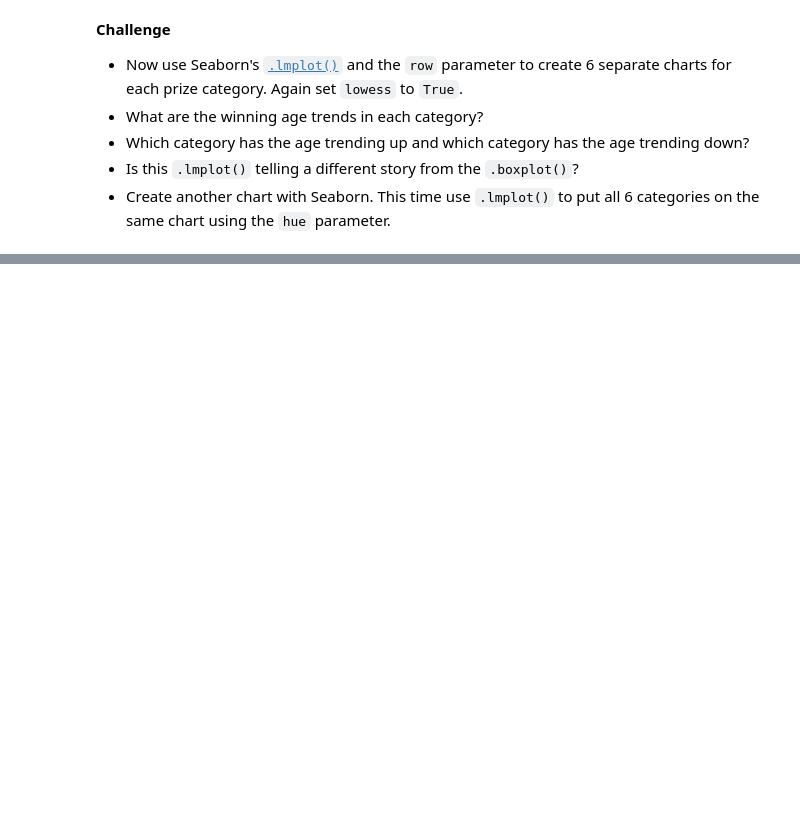
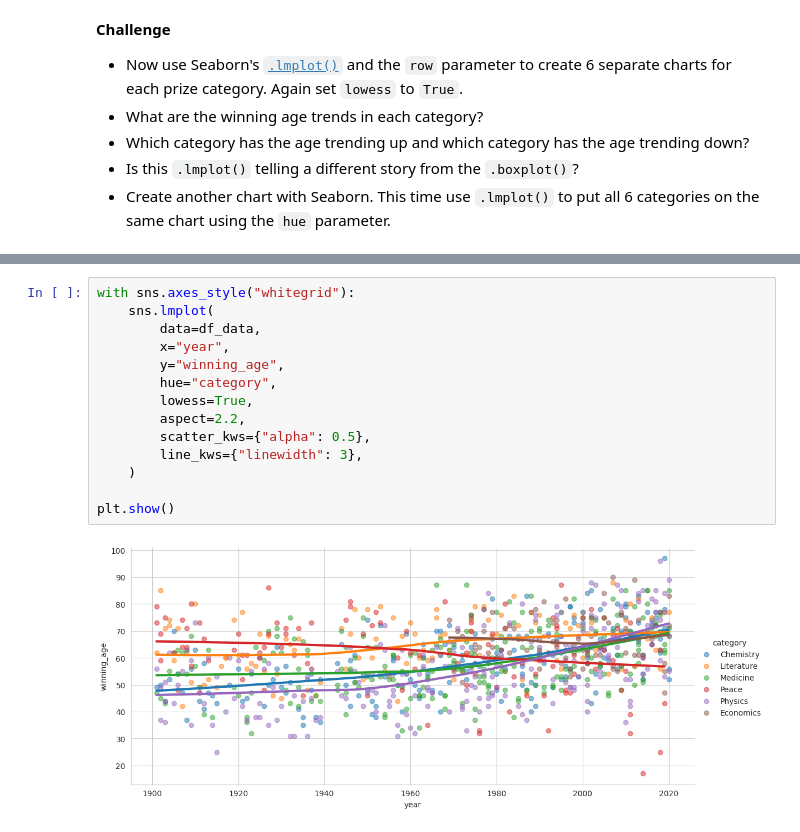
Before and after one commit to thandora/100-days-of-code-udemy, a Jupyter notebook: day-078-nobel-prize-analysis/nobel-prize-analysis.ipynb, the cells around one changed output, grey strips where cells are left out. Drawn from its saved outputs; the diff is of its cells as text; blank space fills up the shorter version.

```diff
--- a/day-078-nobel-prize-analysis/nobel-prize-analysis.ipynb
+++ b/day-078-nobel-prize-analysis/nobel-prize-analysis.ipynb
@@ -1293,0 +1355,16 @@ How does the age of laureates vary by category?
+# %%
+with sns.axes_style("whitegrid"):
+    sns.lmplot(
+        data=df_data,
+        x="year",
+        y="winning_age",
+        hue="category",
+        lowess=True,
+        aspect=2.2,
+        scatter_kws={"alpha": 0.5},
+        line_kws={"linewidth": 3},
+    )
+
+plt.show()
+# %% [output]
+[figure, added]
```
Also changed, not shown: parts of 5 cells of this notebook.
